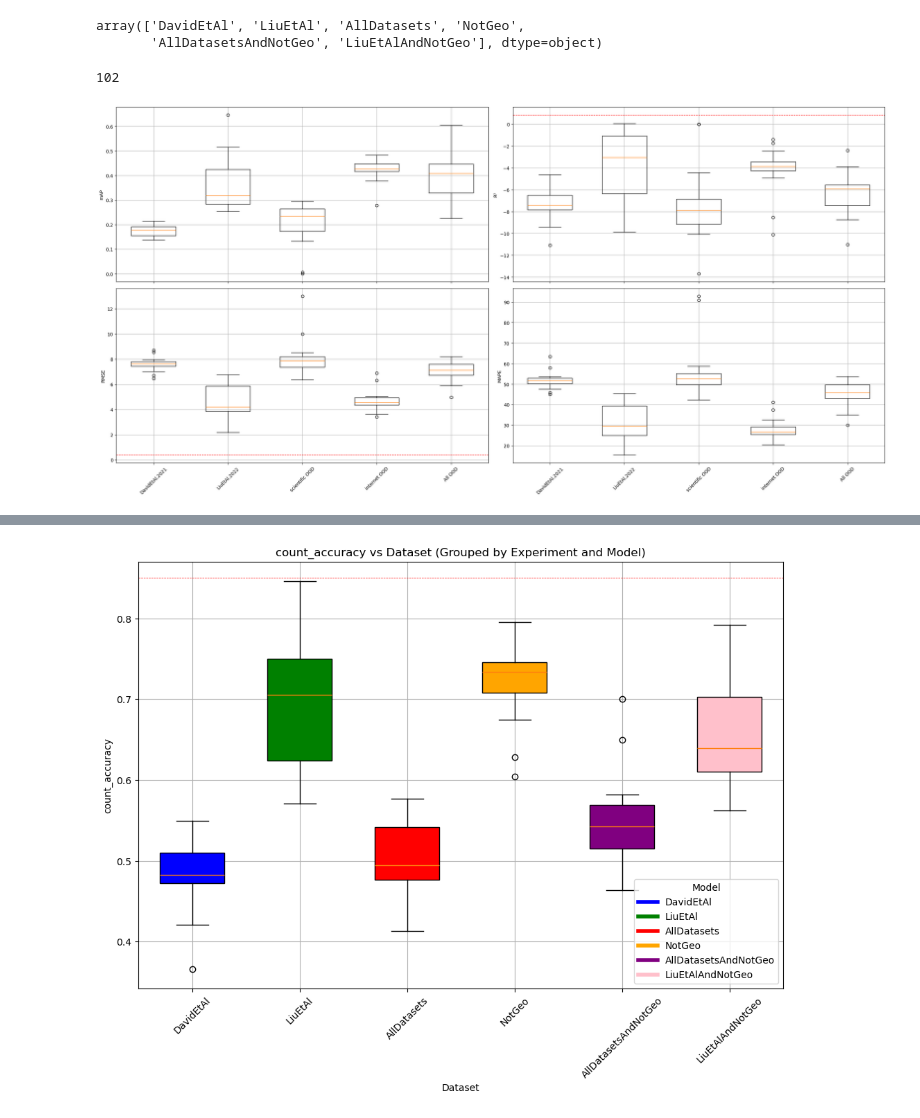
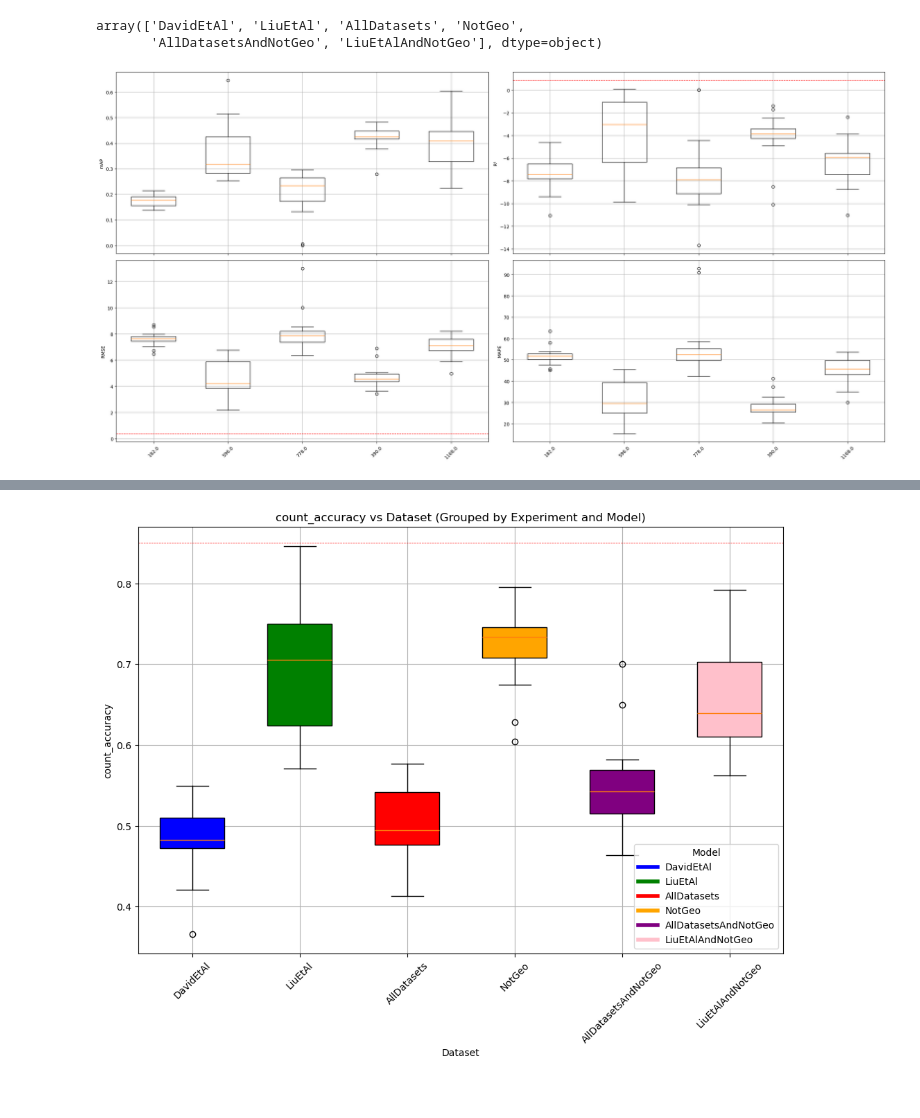
Before and after one commit to SamueleBumbaca/Plants__On_the_minimum_dataset_size_for_a_maize_seedling_object_detector, a Jupyter notebook: Datasets_out_domain.ipynb, the cells around one changed output, grey strips where cells are left out. Cells and saved outputs as stored; diff of their text form; code cells hidden in the pictures.

```diff
--- a/Datasets_out_domain.ipynb
+++ b/Datasets_out_domain.ipynb
@@ -77,34 +99,6 @@ filtered_df = filtered_df.loc[filtered_df.groupby(['dataset', 'model'])['r_squar
-# %%
-df
-# %% [output]
-102
 # %%
 import pandas as pd
 import matplotlib.pyplot as plt
-
-# Initialize the filtered DataFrame
-filtered_df = df.copy()
-
-# Filter the DataFrame to include both yolov8n and yolov5n models
-filtered_df = filtered_df[filtered_df['out_domain'].isin(['yes'])]
-
-# Group by 'experiment' and 'model' and select the observation with the highest R-squared value
-filtered_df = filtered_df.loc[filtered_df.groupby(['dataset', 'model'])['r_squared'].idxmax()]
-
-# Rename the datasets
-filtered_df['dataset'] = filtered_df['dataset'].replace({
-    'DavidEtAl': 'DavidEtAl.2021',
-    'LiuEtAl': 'LiuEtAl.2022',
-    'AllDatasets': 'scientific OOD',
-    'NotGeo': 'internet OOD',
-    'AllDatasetsAndNotGeo': 'All OOD',
-})
-
-# Exclude 'LiuEtAlAndNotGeo' from the DataFrame
-filtered_df = filtered_df[filtered_df['dataset'] != 'LiuEtAlAndNotGeo']
-
-# Group by 'experiment' and 'model' and select the observation with the highest R-squared value
-filtered_df = filtered_df.loc[filtered_df.groupby(['dataset', 'model'])['r_squared'].idxmax()]
 
 # Define the order of datasets
 ordered_datasets = ['DavidEtAl.2021', 'LiuEtAl.2022', 'scientific OOD', 'internet OOD', 'All OOD']
@@ -117,10 +111,10 @@ filtered_df = filtered_df.sort_values('dataset')
 
 # Function to plot a metric
 def plot_metric(ax, metric, ylabel):
-    datasets = filtered_df['dataset'].unique()
+    datasets = filtered_df['dataset_size'].unique()
     positions = range(len(datasets))
     for i, dataset in enumerate(datasets):
-        model_data = filtered_df[filtered_df['dataset'] == dataset]
+        model_data = filtered_df[filtered_df['dataset_size'] == dataset]
         ax.boxplot(model_data[metric], positions=[i], widths=0.6)
     if metric == 'r_squared':
         ax.axhline(y=0.85, color='red', linestyle='--', linewidth=1)
@@ -135,31 +129,31 @@ def plot_metric(ax, metric, ylabel):
 
 # Create subplots
 fig, axs = plt.subplots(2, 2, figsize=(24, 12))
 
 # Plot R-squared
 plot_metric(axs[0, 0], 'ap_iou_50', 'mAP')
 
 # Plot RMSE
 plot_metric(axs[0, 1], 'r_squared', 'R²')
 
 # Plot MAPE
 plot_metric(axs[1, 0], 'rmse', 'RMSE')
 
 # Plot mAP
 plot_metric(axs[1, 1], 'mape', 'MAPE')
 
 # Hide x-tick labels on top row
 for ax in axs[0, :]:
     ax.tick_params(axis='x', labelbottom=False)
 
 # Ensure x-tick labels are visible on bottom row (this is usually default)
 for ax in axs[1, :]:
     ax.tick_params(axis='x', labelbottom=True)
 
 # Adjust layout
 plt.tight_layout()
 
 # Save the figure
 plt.savefig('MDPI_template/Plots/metrics_OOD_datasets.pdf', format='pdf')
 # %% [output]
-[figure, old version]
+[figure, new version]
```
Also changed, not shown: parts of 3 cells of this notebook, 13 other files.
